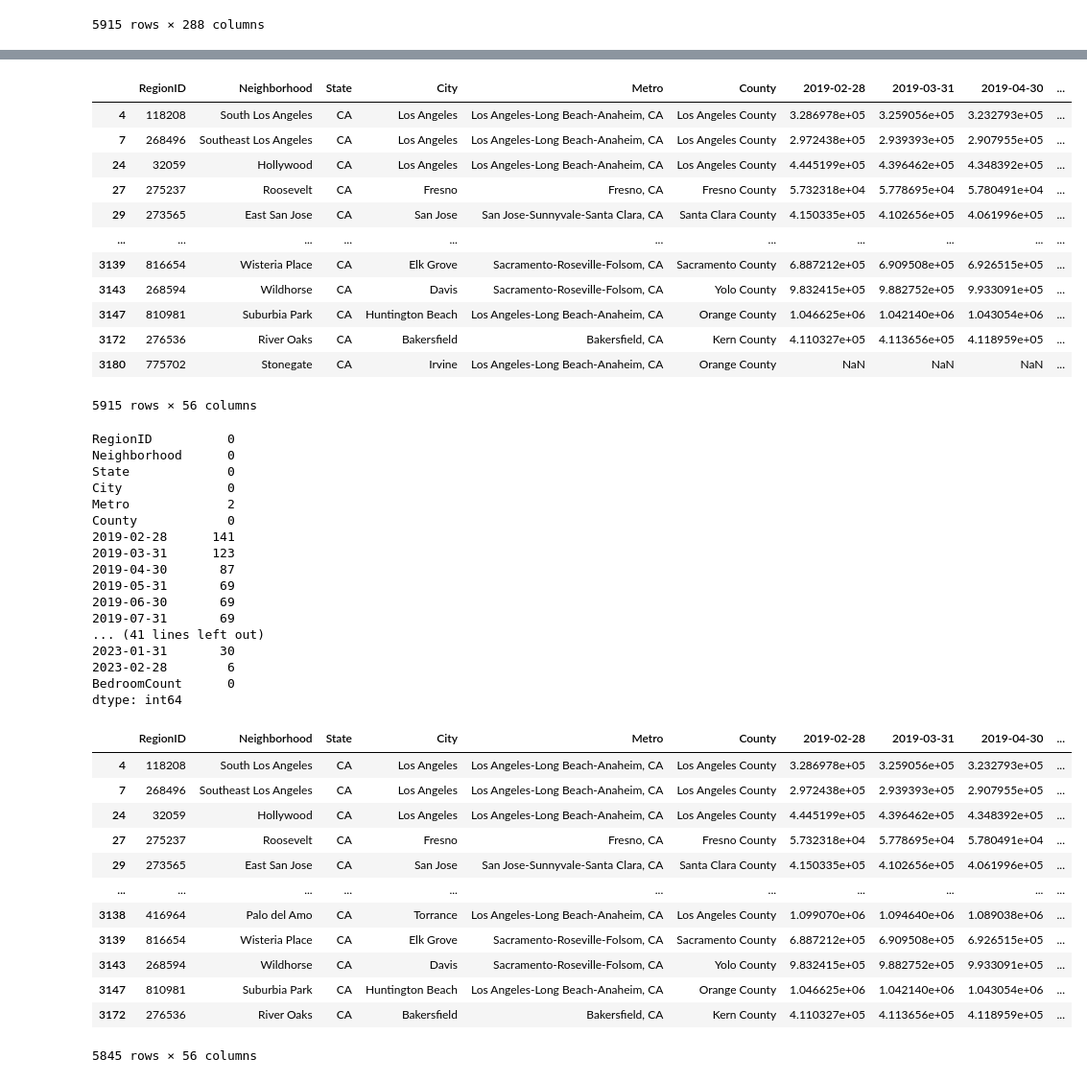
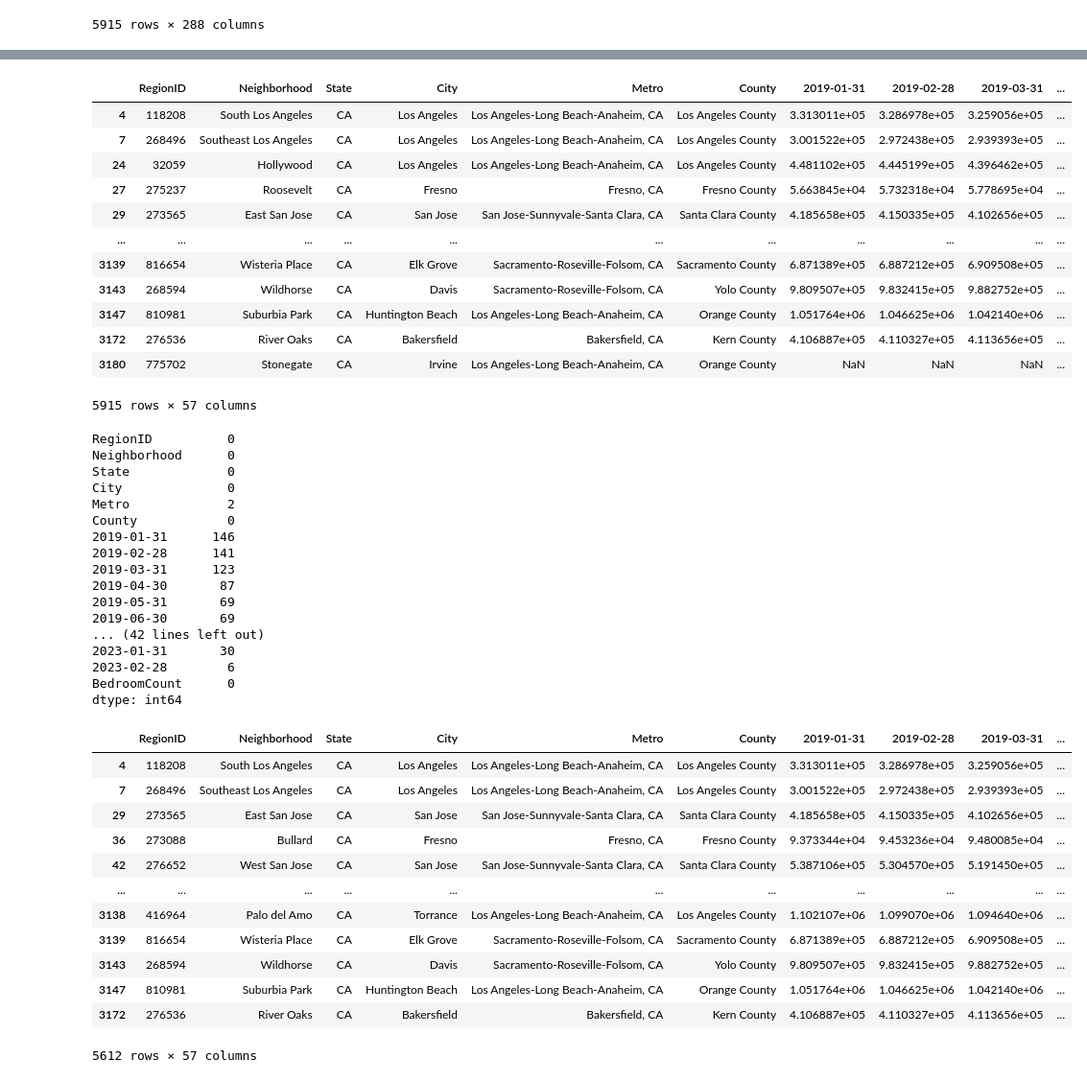
Before and after one commit to Ray54111/Housing-Prices-Machine-Learning-Project, a Jupyter notebook: data_cleanup.ipynb, the cells around one changed output, grey strips where cells are left out. Shown at 96% size. Drawn from its saved outputs; the diff is of its cells as text; code cells hidden in the pictures.

```diff
--- a/data_cleanup.ipynb
+++ b/data_cleanup.ipynb
@@ -63,7 +63,7 @@ all_homes
 5915 rows × 288 columns
 # %%
 #get list of date columns and keep only values from 2019 forward
-date_cols = [col for col in all_homes.columns if col >= '2019-02-01']
+date_cols = [col for col in all_homes.columns if col >= '2019-01-01']
 #select only date columns and update the dataframe
 all_homes = all_homes[date_cols]
 #display
@@ -90,19 +90,19 @@ all_homes = all_homes.rename(columns={'RegionName':'Neighborhood', 'CountyName':
 #display
 all_homes
 # %% [output]
-|  | RegionID | Neighborhood | State | City | Metro | County | 2019-02-28 | 2019-03-31 | 2019-04-30 | ... |
-| 4 | 118208 | South Los Angeles | CA | Los Angeles | Los Angeles-Long Beach-Anaheim, CA | Los Angeles County | 3.286978e+05 | 3.259056e+05 | 3.232793e+05 | ... |
-| 7 | 268496 | Southeast Los Angeles | CA | Los Angeles | Los Angeles-Long Beach-Anaheim, CA | Los Angeles County | 2.972438e+05 | 2.939393e+05 | 2.907955e+05 | ... |
-| 24 | 32059 | Hollywood | CA | Los Angeles | Los Angeles-Long Beach-Anaheim, CA | Los Angeles County | 4.445199e+05 | 4.396462e+05 | 4.348392e+05 | ... |
-| 27 | 275237 | Roosevelt | CA | Fresno | Fresno, CA | Fresno County | 5.732318e+04 | 5.778695e+04 | 5.780491e+04 | ... |
-| 29 | 273565 | East San Jose | CA | San Jose | San Jose-Sunnyvale-Santa Clara, CA | Santa Clara County | 4.150335e+05 | 4.102656e+05 | 4.061996e+05 | ... |
+|  | RegionID | Neighborhood | State | City | Metro | County | 2019-01-31 | 2019-02-28 | 2019-03-31 | ... |
+| 4 | 118208 | South Los Angeles | CA | Los Angeles | Los Angeles-Long Beach-Anaheim, CA | Los Angeles County | 3.313011e+05 | 3.286978e+05 | 3.259056e+05 | ... |
+| 7 | 268496 | Southeast Los Angeles | CA | Los Angeles | Los Angeles-Long Beach-Anaheim, CA | Los Angeles County | 3.001522e+05 | 2.972438e+05 | 2.939393e+05 | ... |
+| 24 | 32059 | Hollywood | CA | Los Angeles | Los Angeles-Long Beach-Anaheim, CA | Los Angeles County | 4.481102e+05 | 4.445199e+05 | 4.396462e+05 | ... |
+| 27 | 275237 | Roosevelt | CA | Fresno | Fresno, CA | Fresno County | 5.663845e+04 | 5.732318e+04 | 5.778695e+04 | ... |
+| 29 | 273565 | East San Jose | CA | San Jose | San Jose-Sunnyvale-Santa Clara, CA | Santa Clara County | 4.185658e+05 | 4.150335e+05 | 4.102656e+05 | ... |
 | ... | ... | ... | ... | ... | ... | ... | ... | ... | ... | ... |
-| 3139 | 816654 | Wisteria Place | CA | Elk Grove | Sacramento-Roseville-Folsom, CA | Sacramento County | 6.887212e+05 | 6.909508e+05 | 6.926515e+05 | ... |
-| 3143 | 268594 | Wildhorse | CA | Davis | Sacramento-Roseville-Folsom, CA | Yolo County | 9.832415e+05 | 9.882752e+05 | 9.933091e+05 | ... |
-| 3147 | 810981 | Suburbia Park | CA | Huntington Beach | Los Angeles-Long Beach-Anaheim, CA | Orange County | 1.046625e+06 | 1.042140e+06 | 1.043054e+06 | ... |
-| 3172 | 276536 | River Oaks | CA | Bakersfield | Bakersfield, CA | Kern County | 4.110327e+05 | 4.113656e+05 | 4.118959e+05 | ... |
+| 3139 | 816654 | Wisteria Place | CA | Elk Grove | Sacramento-Roseville-Folsom, CA | Sacramento County | 6.871389e+05 | 6.887212e+05 | 6.909508e+05 | ... |
+| 3143 | 268594 | Wildhorse | CA | Davis | Sacramento-Roseville-Folsom, CA | Yolo County | 9.809507e+05 | 9.832415e+05 | 9.882752e+05 | ... |
+| 3147 | 810981 | Suburbia Park | CA | Huntington Beach | Los Angeles-Long Beach-Anaheim, CA | Orange County | 1.051764e+06 | 1.046625e+06 | 1.042140e+06 | ... |
+| 3172 | 276536 | River Oaks | CA | Bakersfield | Bakersfield, CA | Kern County | 4.106887e+05 | 4.110327e+05 | 4.113656e+05 | ... |
 | 3180 | 775702 | Stonegate | CA | Irvine | Los Angeles-Long Beach-Anaheim, CA | Orange County | NaN | NaN | NaN | ... |
-5915 rows × 56 columns
+5915 rows × 57 columns
 # %%
 #count NaN values in all columns
 nan_counts = all_homes.isna().sum()
@@ -114,13 +114,13 @@ State             0
 City              0
 Metro             2
 County            0
+2019-01-31      146
 2019-02-28      141
 2019-03-31      123
 2019-04-30       87
 2019-05-31       69
 2019-06-30       69
-2019-07-31       69
-... (41 lines left out)
+... (42 lines left out)
 2023-01-31       30
 2023-02-28        6
 BedroomCount      0
@@ -128,24 +128,24 @@ dtype: int64
 # %%
 #drop rows without values in Metro column
 all_homes_dropped = all_homes.dropna(subset=['Metro'])
-#drop rows with more that 5 missing values
-all_homes_dropped = all_homes_dropped.dropna(thresh=len(all_homes_dropped.columns)-5)
+#drop rows with missing values
+all_homes_dropped = all_homes_dropped.dropna(thresh=len(all_homes_dropped.columns))
 #display
 all_homes_dropped
 # %% [output]
-|  | RegionID | Neighborhood | State | City | Metro | County | 2019-02-28 | 2019-03-31 | 2019-04-30 | ... |
-| 4 | 118208 | South Los Angeles | CA | Los Angeles | Los Angeles-Long Beach-Anaheim, CA | Los Angeles County | 3.286978e+05 | 3.259056e+05 | 3.232793e+05 | ... |
-| 7 | 268496 | Southeast Los Angeles | CA | Los Angeles | Los Angeles-Long Beach-Anaheim, CA | Los Angeles County | 2.972438e+05 | 2.939393e+05 | 2.907955e+05 | ... |
-| 24 | 32059 | Hollywood | CA | Los Angeles | Los Angeles-Long Beach-Anaheim, CA | Los Angeles County | 4.445199e+05 | 4.396462e+05 | 4.348392e+05 | ... |
-| 27 | 275237 | Roosevelt | CA | Fresno | Fresno, CA | Fresno County | 5.732318e+04 | 5.778695e+04 | 5.780491e+04 | ... |
-| 29 | 273565 | East San Jose | CA | San Jose | San Jose-Sunnyvale-Santa Clara, CA | Santa Clara County | 4.150335e+05 | 4.102656e+05 | 4.061996e+05 | ... |
+|  | RegionID | Neighborhood | State | City | Metro | County | 2019-01-31 | 2019-02-28 | 2019-03-31 | ... |
+| 4 | 118208 | South Los Angeles | CA | Los Angeles | Los Angeles-Long Beach-Anaheim, CA | Los Angeles County | 3.313011e+05 | 3.286978e+05 | 3.259056e+05 | ... |
+| 7 | 268496 | Southeast Los Angeles | CA | Los Angeles | Los Angeles-Long Beach-Anaheim, CA | Los Angeles County | 3.001522e+05 | 2.972438e+05 | 2.939393e+05 | ... |
+| 29 | 273565 | East San Jose | CA | San Jose | San Jose-Sunnyvale-Santa Clara, CA | Santa Clara County | 4.185658e+05 | 4.150335e+05 | 4.102656e+05 | ... |
+| 36 | 273088 | Bullard | CA | Fresno | Fresno, CA | Fresno County | 9.373344e+04 | 9.453236e+04 | 9.480085e+04 | ... |
+| 42 | 276652 | West San Jose | CA | San Jose | San Jose-Sunnyvale-Santa Clara, CA | Santa Clara County | 5.387106e+05 | 5.304570e+05 | 5.191450e+05 | ... |
 | ... | ... | ... | ... | ... | ... | ... | ... | ... | ... | ... |
-| 3138 | 416964 | Palo del Amo | CA | Torrance | Los Angeles-Long Beach-Anaheim, CA | Los Angeles County | 1.099070e+06 | 1.094640e+06 | 1.089038e+06 | ... |
-| 3139 | 816654 | Wisteria Place | CA | Elk Grove | Sacramento-Roseville-Folsom, CA | Sacramento County | 6.887212e+05 | 6.909508e+05 | 6.926515e+05 | ... |
-| 3143 | 268594 | Wildhorse | CA | Davis | Sacramento-Roseville-Folsom, CA | Yolo County | 9.832415e+05 | 9.882752e+05 | 9.933091e+05 | ... |
-| 3147 | 810981 | Suburbia Park | CA | Huntington Beach | Los Angeles-Long Beach-Anaheim, CA | Orange County | 1.046625e+06 | 1.042140e+06 | 1.043054e+06 | ... |
-| 3172 | 276536 | River Oaks | CA | Bakersfield | Bakersfield, CA | Kern County | 4.110327e+05 | 4.113656e+05 | 4.118959e+05 | ... |
+| 3138 | 416964 | Palo del Amo | CA | Torrance | Los Angeles-Long Beach-Anaheim, CA | Los Angeles County | 1.102107e+06 | 1.099070e+06 | 1.094640e+06 | ... |
+| 3139 | 816654 | Wisteria Place | CA | Elk Grove | Sacramento-Roseville-Folsom, CA | Sacramento County | 6.871389e+05 | 6.887212e+05 | 6.909508e+05 | ... |
+| 3143 | 268594 | Wildhorse | CA | Davis | Sacramento-Roseville-Folsom, CA | Yolo County | 9.809507e+05 | 9.832415e+05 | 9.882752e+05 | ... |
+| 3147 | 810981 | Suburbia Park | CA | Huntington Beach | Los Angeles-Long Beach-Anaheim, CA | Orange County | 1.051764e+06 | 1.046625e+06 | 1.042140e+06 | ... |
+| 3172 | 276536 | River Oaks | CA | Bakersfield | Bakersfield, CA | Kern County | 4.106887e+05 | 4.110327e+05 | 4.113656e+05 | ... |
-5845 rows × 56 columns
+5612 rows × 57 columns
 # %%
 #count NaN values in all columns
 nan_counts = all_homes_dropped.isna().sum()
```
Also changed, not shown: parts of 2 cells of this notebook, 1 other file.
